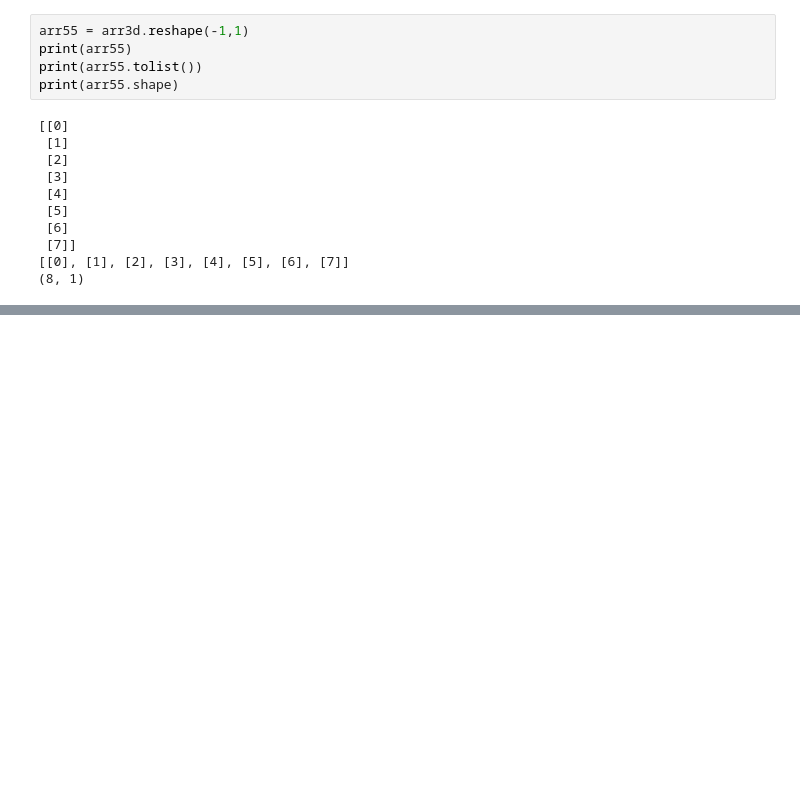
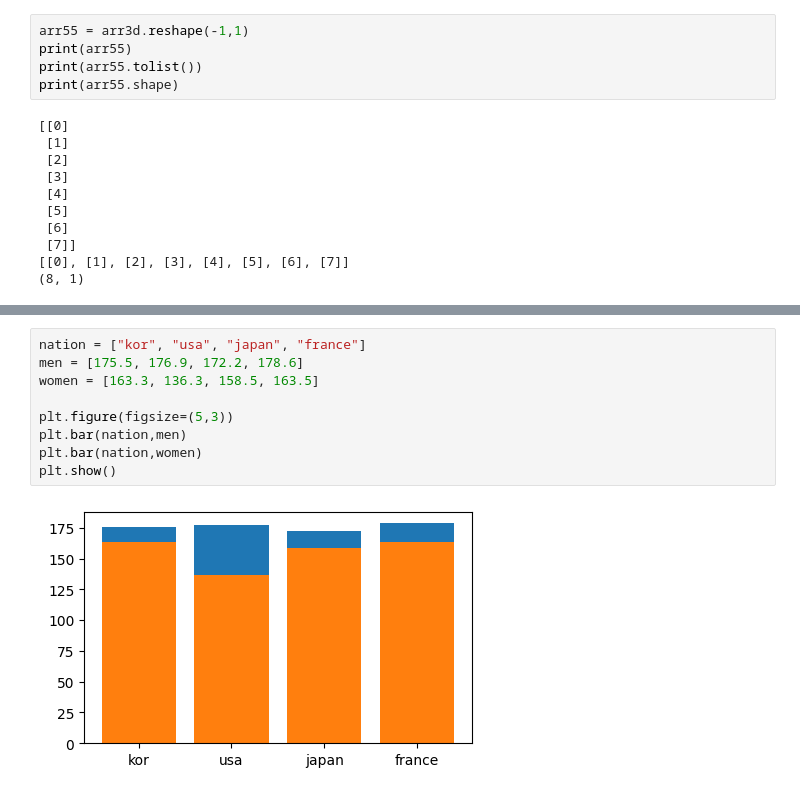
Before and after one commit to ZomiKim/2025python, a Jupyter notebook: 02code/01test/06array.ipynb, the cells around one changed output, grey strips where cells are left out. Cells and saved outputs as stored; diff of their text form; blank space fills up the shorter version.

```diff
--- a/02code/01test/06array.ipynb
+++ b/02code/01test/06array.ipynb
@@ -338,0 +352,11 @@ print(arr55.shape)
+# %%
+nation = ["kor", "usa", "japan", "france"]
+men = [175.5, 176.9, 172.2, 178.6]
+women = [163.3, 136.3, 158.5, 163.5]
+
+plt.figure(figsize=(5,3))
+plt.bar(nation,men)
+plt.bar(nation,women)
+plt.show()
+# %% [output]
+[figure, added]
```
Also changed, not shown: parts of 3 cells of this notebook, 1 other file.
